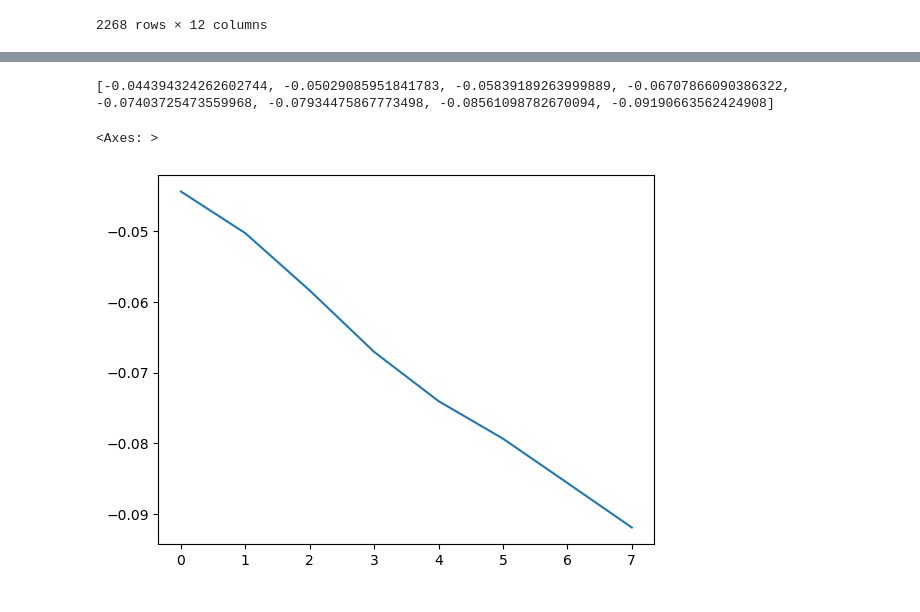
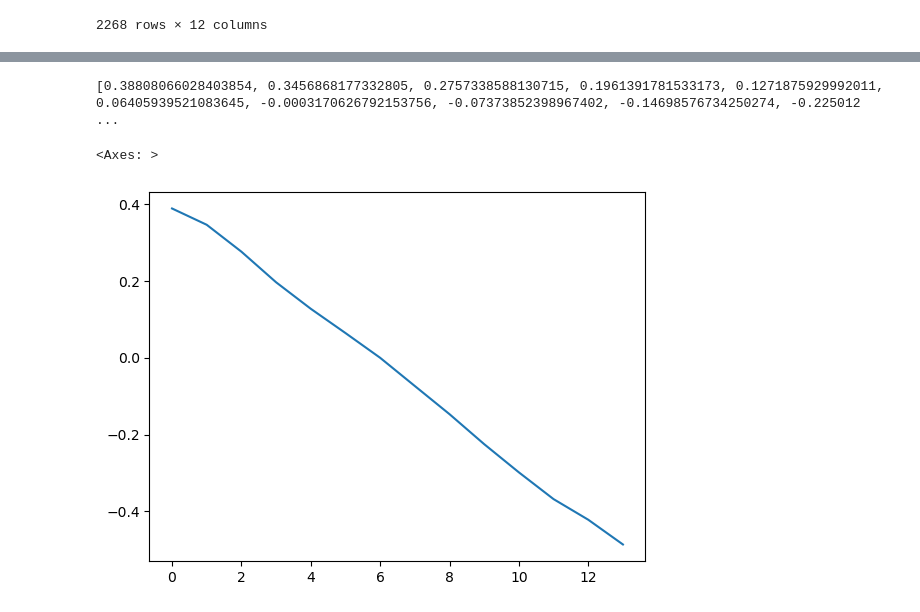
Before and after one commit to aamingaa/crypto-trade, a Jupyter notebook: strategy/fusion/hourly_pipeline.ipynb, the cells around one changed output, grey strips where cells are left out. Drawn from its saved outputs; the diff is of its cells as text; code cells hidden in the pictures.

Commit message:
crypto trade

```diff
--- a/strategy/fusion/hourly_pipeline.ipynb
+++ b/strategy/fusion/hourly_pipeline.ipynb
@@ -885,7 +938,7 @@ def generate_date_range(start_date, end_date):
 raw_df = []
 daily = True
 start_date = '2025-06-01'
-end_date = '2025-06-10'
+end_date = '2025-06-01'
 dollar_threshold=10000*6000
 dollar_threshold_str = str(dollar_threshold).replace("*", "_")
 trades_zip_path = None
@@ -961,7 +1014,7 @@ def make_interval_feature_dataset(
     bars['start_time'] = pd.to_datetime(bars['start_time'])
     bars['end_time'] = pd.to_datetime(bars['end_time'])
     close_s = bars.set_index('bar_id')['close']
-
+    # trades['time'] = _ensure_datetime(trades['time'])
 
     # 未来 N-bar 对数收益
     end_time_s = bars.set_index('bar_id')['end_time']
@@ -981,19 +1034,26 @@ def make_interval_feature_dataset(
     # 计算每个样本的区间
     features = []
     idx = 1
+    record = []
     for bar_id in close_s.index:
         if window_mode == 'past':
             start_idx = bar_id - feature_window_bars
-            end_idx = bar_id - 1
             if start_idx < 0:
                 features.append({'bar_id': bar_id, '_skip': True})
                 continue
-        else:  # future 区间（注意信息泄露，仅在需要时使用）
-            start_idx = bar_id
-            end_idx = bar_id + feature_window_bars - 1
-            if end_idx >= len(bars):
-                features.append({'bar_id': bar_id, '_skip': True})
-                continue
+            end_idx = bar_id - 1
+            record.append({
+                'bar_id': bar_id,
+                'start_idx': start_idx,
+                'end_idx': end_idx,
+                'horizon_bar_idx': bar_id + horizon_bars[-1]
+            })
+        # else:  # future 区间（注意信息泄露，仅在需要时使用）
+        #     start_idx = bar_id
+        #     end_idx = bar_id + feature_window_bars - 1
+        #     if end_idx >= len(bars):
+        #         features.append({'bar_id': bar_id, '_skip': True})
+        #         continue
 
         feature_start_ts = bars.loc[start_idx, 'start_time']
         feature_end_ts = bars.loc[end_idx, 'end_time']
@@ -1011,6 +1071,7 @@ def make_interval_feature_dataset(
                 feat[f'settle_time_{horizon}'] = np.nan
         features.append(feat)
 
+    # print('record:  ', record)
     X = pd.DataFrame(features).set_index('bar_id')
     if '_skip' in X.columns:
         keep_idx = X['_skip'] != True
@@ -1069,7 +1130,7 @@ def run_bar_interval_pipeline_v2(
 
     return X2, y2, bars
 
-horizon_bars = [5, 6, 7, 8, 9, 10, 11, 12]
+horizon_bars = [5, 6, 7, 8, 9, 10, 11, 12, 13, 14, 15, 16, 17, 18]
 # %%
 # bar_zip_path = f'/Users/aming/project/python/crypto-trade/output/bars-{start_date}-{end_date}-{dollar_threshold_str}.zip'
 
@@ -1229,32 +1264,32 @@ X2_y_pd
 # %%
-factor_name = 'large_tail_trade_share'
+factor_name = 'jump_rv_bpv'
 
 def build_factor_corr(factor_name):
     winsorize_value = winsorize_single_factor(X2_y_pd[f'{factor_name}'])
-    factor_robust_zscore = _robust_zscore(winsorize_value)
+    factor_robust_zscore = _robust_zscore(winsorize_value, rolling_window=30)
 
     corr_list = []
     for horizon in horizon_bars:
         corr_list.append(factor_robust_zscore.corr(X2_y_pd[f'log_return_{horizon}']))
     return factor_robust_zscore, corr_list
 
 factor_robust_zscore, corr_list = build_factor_corr(factor_name)
 
 print(corr_list)
 
 pd.Series(corr_list).plot()
 
 # factor_robust_zscore.hist(bins=100)
 
 # log_return_corr = pd.concat(corr_list)
 
 # print(log_return_corr)
 
 # log_return_corr.plot()
 # %% [output]
-[-0.044394324262602744, -0.05029085951841783, -0.05839189263999889, -0.06707866090386322, -0.07403725473559968, -0.07934475867773498, -0.08561098782670094, -0.09190663562424908]
+[0.38808066028403854, 0.3456868177332805, 0.2757338588130715, 0.1961391781533173, 0.1271875929992011, 0.06405939521083645, -0.0003170626792153756, -0.07373852398967402, -0.14698576734250274, -0.225012 ...
 <Axes: >
-[figure, old version]
+[figure, new version]
 # %%
 # gof_by_count_deal_norm_position = ((gof_by_count_deal_norm>0.5)|(gof_by_count_deal_norm<-0.5)) * gof_by_count_deal_norm
 
```
Also changed, not shown: parts of 8 cells of this notebook, 1 other file.
